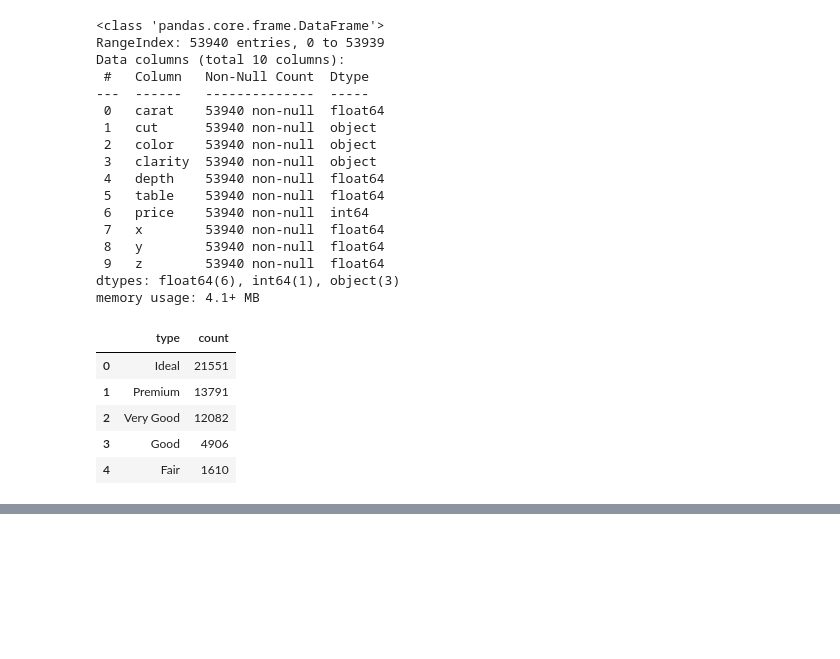
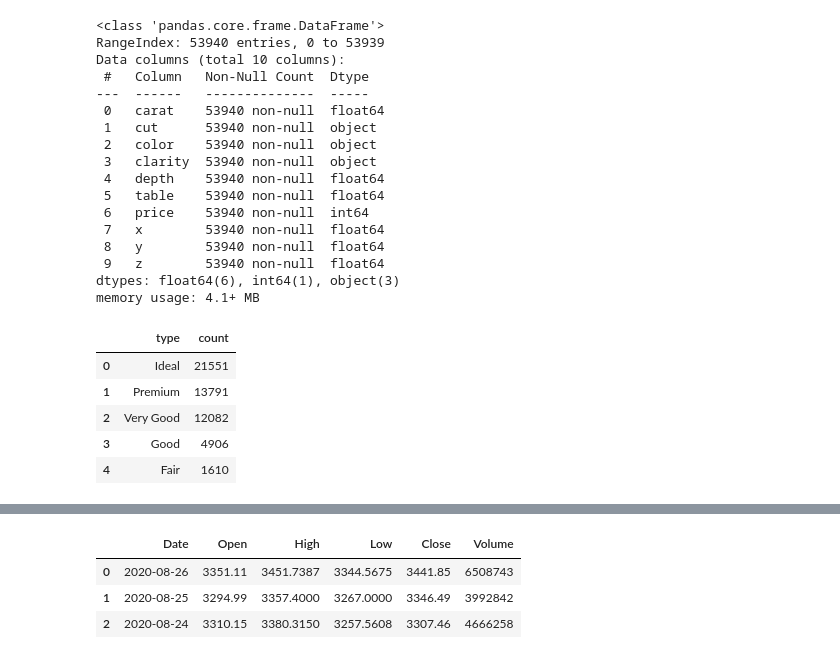
Before and after one commit to KrzysztofNa/data_science_bootcamp, a Jupyter notebook: 06_plotly.ipynb, the cells around one changed output, grey strips where cells are left out. Drawn from its saved outputs; the diff is of its cells as text; code cells hidden in the pictures; blank space fills up the shorter version.

```diff
--- a/06_plotly.ipynb
+++ b/06_plotly.ipynb
@@ -96,0 +118,17 @@ fig.show()
+# %%
+def fetch_financial_data(company='AMZN'):
+    """
+    This function fetch stock market quotations.
+    """
+    import pandas_datareader.data as web
+    return web.DataReader(name=company, data_source='stooq')
+
+df = fetch_financial_data()
+df = df.reset_index()
+df = df[df.Date > '2019-01-01']
+df.head(3)
+# %% [output]
+|  | Date | Open | High | Low | Close | Volume |
+| 0 | 2020-08-26 | 3351.11 | 3451.7387 | 3344.5675 | 3441.85 | 6508743 |
+| 1 | 2020-08-25 | 3294.99 | 3357.4000 | 3267.0000 | 3346.49 | 3992842 |
+| 2 | 2020-08-24 | 3310.15 | 3380.3150 | 3257.5608 | 3307.46 | 4666258 |
```
Also changed, not shown: parts of 3 cells of this notebook.
